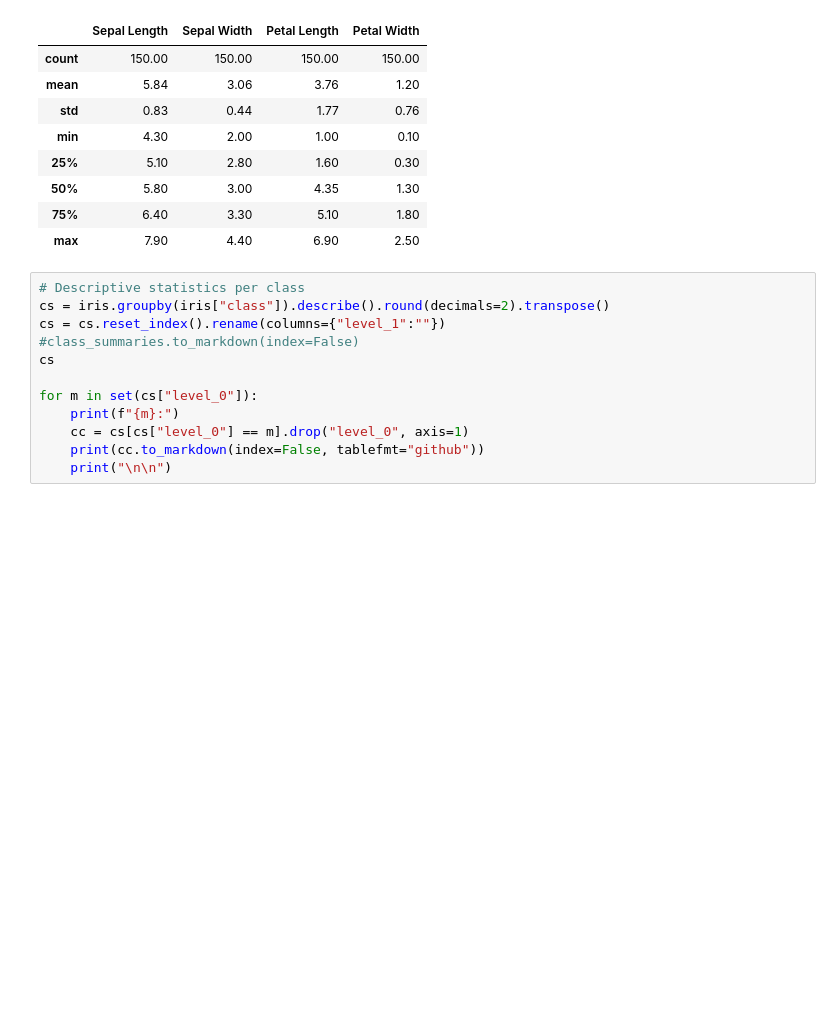
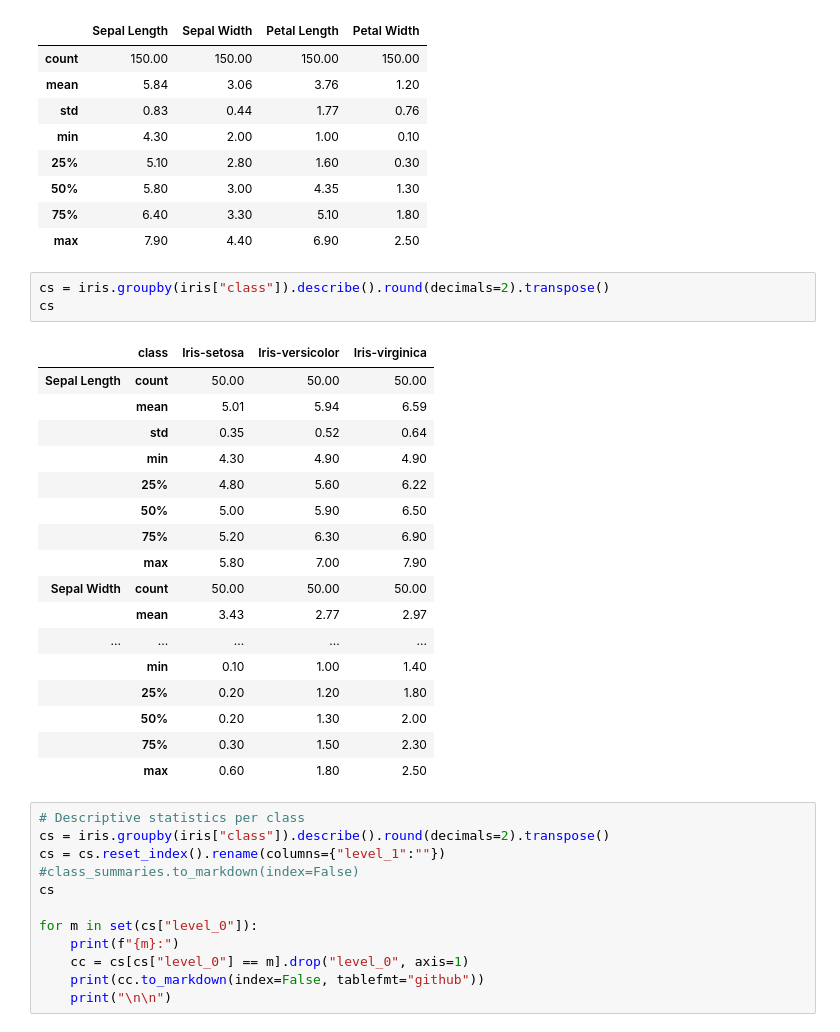
Before and after one commit to fod/pands-project2021, a Jupyter notebook: proj1.ipynb, the cells around one changed output. Cells and saved outputs as stored; diff of their text form; blank space fills up the shorter version.

```diff
--- a/proj1.ipynb
+++ b/proj1.ipynb
@@ -33,6 +33,27 @@ d
 | 50% | 5.80 | 3.00 | 4.35 | 1.30 |
 | 75% | 6.40 | 3.30 | 5.10 | 1.80 |
 | max | 7.90 | 4.40 | 6.90 | 2.50 |
+# %%
+cs = iris.groupby(iris["class"]).describe().round(decimals=2).transpose()
+cs
+# %% [output]
+|  | class | Iris-setosa | Iris-versicolor | Iris-virginica |
+| Sepal Length | count | 50.00 | 50.00 | 50.00 |
+|  | mean | 5.01 | 5.94 | 6.59 |
+|  | std | 0.35 | 0.52 | 0.64 |
+|  | min | 4.30 | 4.90 | 4.90 |
+|  | 25% | 4.80 | 5.60 | 6.22 |
+|  | 50% | 5.00 | 5.90 | 6.50 |
+|  | 75% | 5.20 | 6.30 | 6.90 |
+|  | max | 5.80 | 7.00 | 7.90 |
+| Sepal Width | count | 50.00 | 50.00 | 50.00 |
+|  | mean | 3.43 | 2.77 | 2.97 |
+| ... | ... | ... | ... | ... |
+|  | min | 0.10 | 1.00 | 1.40 |
+|  | 25% | 0.20 | 1.20 | 1.80 |
+|  | 50% | 0.20 | 1.30 | 2.00 |
+|  | 75% | 0.30 | 1.50 | 2.30 |
+|  | max | 0.60 | 1.80 | 2.50 |
 # %%
 # Descriptive statistics per class
 cs = iris.groupby(iris["class"]).describe().round(decimals=2).transpose()
```
Also changed, not shown: 1 other file.
